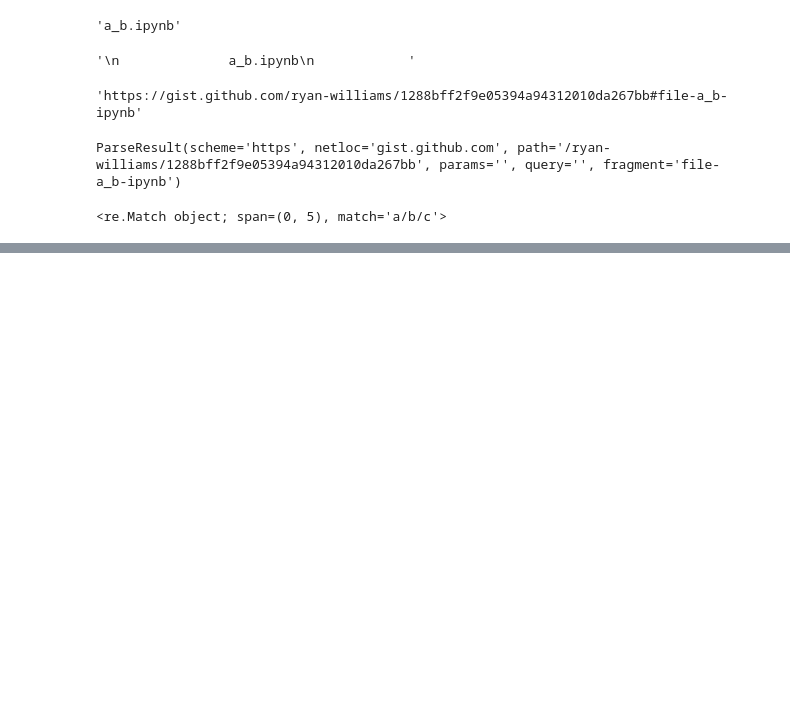
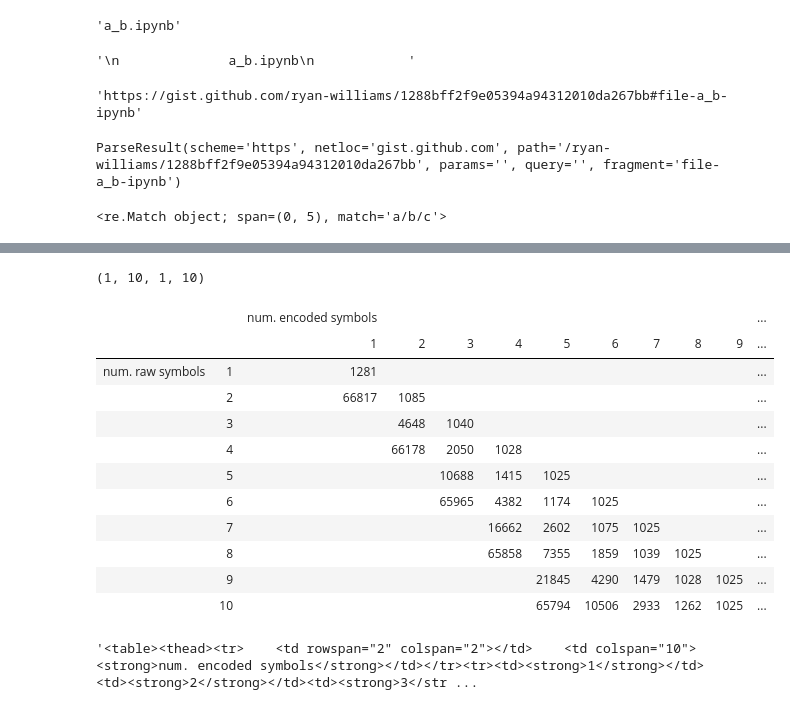
Before and after one commit to runsascoded/ur, a Jupyter notebook: ur-test.ipynb, the cells around one changed output, grey strips where cells are left out. Saved outputs shown, nothing was run; the diff lists cells and outputs as text; code cells hidden in the pictures; blank space fills up the shorter version.

```diff
--- a/ur-test.ipynb
+++ b/ur-test.ipynb
@@ -194,0 +286,4 @@ match('.*', 'a/b/c')
+# %%
+from IPython.core.display import display, HTML
+def show(html):
+    return display(HTML(html))
@@ -194,0 +303,9 @@ match('.*', 'a/b/c')
+# %%
+min_B = 1
+max_B = 10
+vals = {
+    (B,s): find_base(B, s, R=1024)
+    for B in range(min_B, max_B+1)
+    for s in range((B+1)//2, B+1)
+}
+vals
@@ -194,0 +330,58 @@ match('.*', 'a/b/c')
+# %%
+min_s = min([ s for (_, s), _ in vals.items() ])
+max_s = max([ s for (_, s), _ in vals.items() ])
+min_B, max_B, min_s, max_s
+# %% [output]
+(1, 10, 1, 10)
+# %%
+def val(B, s):
+    return vals.get((B,s),'')
+
+thead = f'''<thead>
+<tr>
+    <td rowspan="2" colspan="2"></td>
+    <td colspan="{max_s-min_s+1}"><strong>num. encoded symbols</strong></td>
+</tr>
+<tr>{''.join([ f'<td><strong>{s}</strong></td>' for s in range(min_s, max_s+1) ])}</tr>
+</thead>'''
+
+first_row = f'''<tr>
+    <td rowspan="{max_B-min_B+1}"><strong>num. raw symbols</strong></td>
+    <td><strong>{min_B}</strong></td>
+    {''.join([ f'<td>{val(min_B, s)}</td>' for s in range(min_s,max_s+1) ])}
+</tr>'''
+
+main_rows = ''.join([
+    f'''<tr>
+    <td><strong>{B}</strong></td>
+    {''.join([ f'<td>{val(B,s)}</td>' for s in range(min_s,max_s+1) ])}
+    </tr>'''
+    for B in range(min_B+1,max_B+1)
+])
+
+table = f'''<table>
+{thead}
+<tbody>
+    {first_row}
+    {main_rows}
+</tbody>
+</table>'''
+
+show(table)
+# %% [output]
+|  |  | num. encoded symbols |  |  |  |  |  |  |  |  | ... |
+|  |  | 1 | 2 | 3 | 4 | 5 | 6 | 7 | 8 | 9 | ... |
+| num. raw symbols | 1 | 1281 |  |  |  |  |  |  |  |  | ... |
+|  | 2 | 66817 | 1085 |  |  |  |  |  |  |  | ... |
+|  | 3 |  | 4648 | 1040 |  |  |  |  |  |  | ... |
+|  | 4 |  | 66178 | 2050 | 1028 |  |  |  |  |  | ... |
+|  | 5 |  |  | 10688 | 1415 | 1025 |  |  |  |  | ... |
+|  | 6 |  |  | 65965 | 4382 | 1174 | 1025 |  |  |  | ... |
+|  | 7 |  |  |  | 16662 | 2602 | 1075 | 1025 |  |  | ... |
+|  | 8 |  |  |  | 65858 | 7355 | 1859 | 1039 | 1025 |  | ... |
+|  | 9 |  |  |  |  | 21845 | 4290 | 1479 | 1028 | 1025 | ... |
+|  | 10 |  |  |  |  | 65794 | 10506 | 2933 | 1262 | 1025 | ... |
+# %%
+table.replace('\n','')
+# %% [output]
+'<table><thead><tr>    <td rowspan="2" colspan="2"></td>    <td colspan="10"><strong>num. encoded symbols</strong></td></tr><tr><td><strong>1</strong></td><td><strong>2</strong></td><td><strong>3</str ...
```
Also changed, not shown: parts of 27 cells of this notebook, 3 other files.
